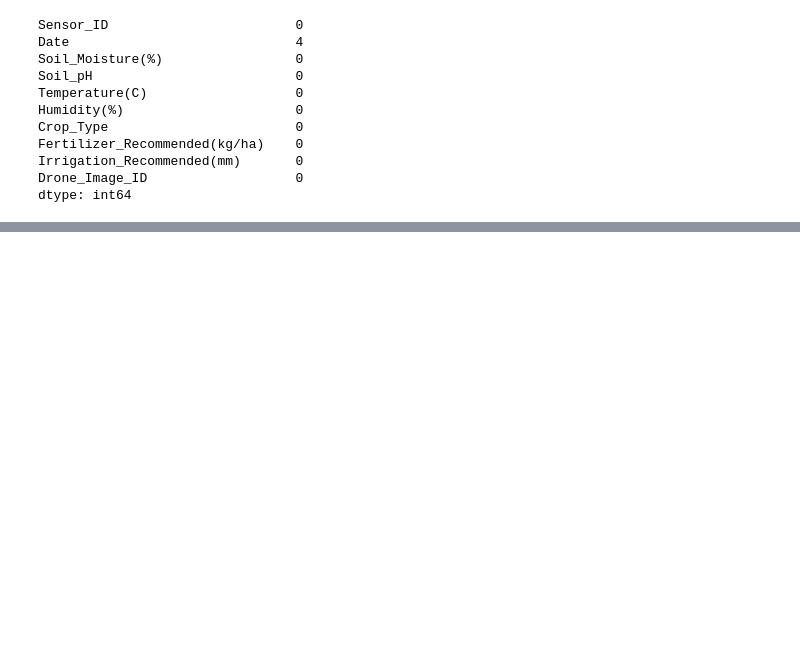
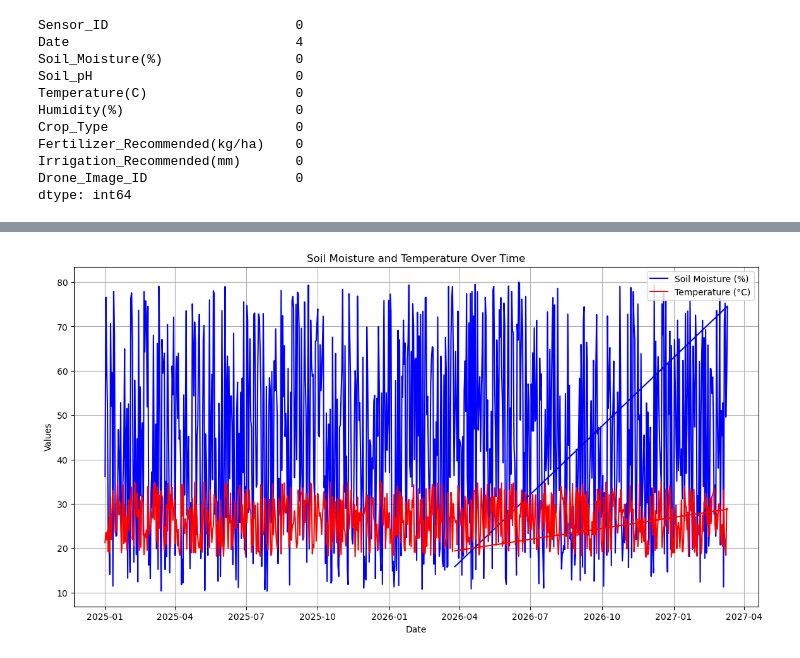
Before and after one commit to blackbody256/Akanga_Andrew, a Jupyter notebook: Morning Lecture/Assignment5/climate_action.ipynb, the cells around one changed output, grey strips where cells are left out. Cells and saved outputs as stored; diff of their text form; code cells hidden in the pictures; blank space fills up the shorter version.

```diff
--- a/Morning Lecture/Assignment5/climate_action.ipynb
+++ b/Morning Lecture/Assignment5/climate_action.ipynb
@@ -123,0 +224,13 @@ dtype: object
+# %%
+# Time series analysis of soil moisture and temperature
+plt.figure(figsize=(14,7))
+plt.plot(df['Date'], df['Soil_Moisture(%)'], label='Soil Moisture (%)', color='blue')
+plt.plot(df['Date'], df['Temperature(C)'], label='Temperature (°C)', color='red')
+plt.xlabel('Date')
+plt.ylabel('Values')
+plt.title('Soil Moisture and Temperature Over Time')
+plt.legend()
+plt.grid()
+plt.show()
+# %% [output]
+[figure, added]
```
Also changed, not shown: parts of 18 cells of this notebook, 2 other files.
